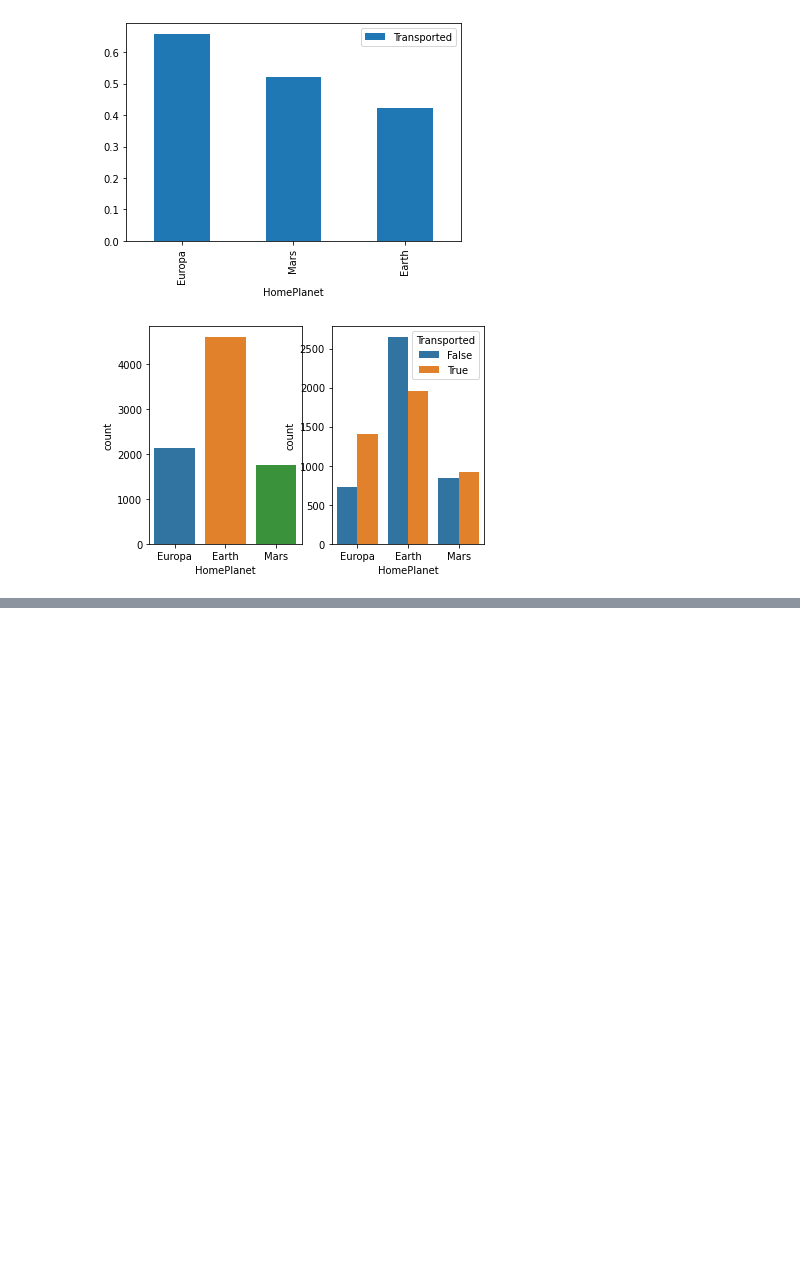
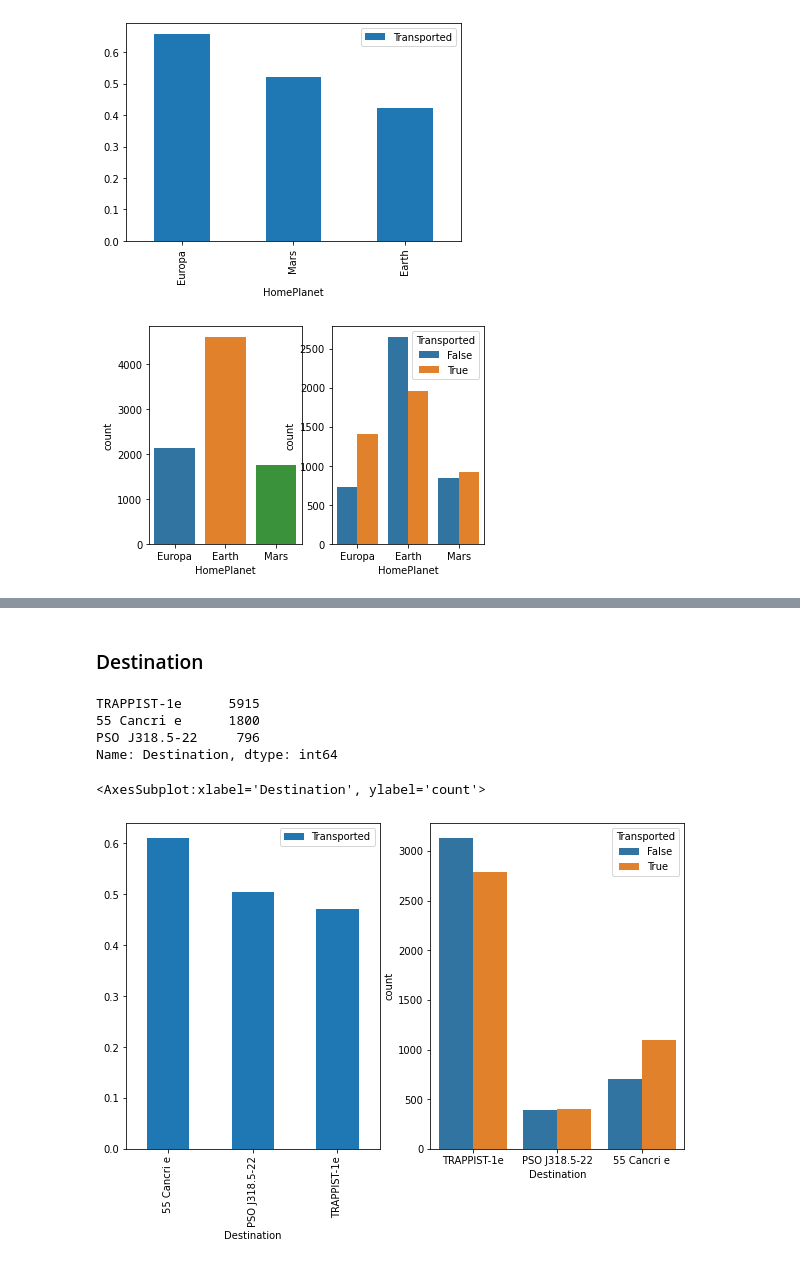
Before and after one commit to sinjy1203/kaggle_MyNotebook, a Jupyter notebook: spaceshiptitanic-binaryclassification-1.ipynb, the cells around one changed output, grey strips where cells are left out. Drawn from its saved outputs; the diff is of its cells as text; code cells hidden in the pictures; blank space fills up the shorter version.

```diff
--- a/spaceshiptitanic-binaryclassification-1.ipynb
+++ b/spaceshiptitanic-binaryclassification-1.ipynb
@@ -217,0 +307,16 @@ plt.show()
+# %% [markdown]
+### Destination
+# %%
+train['Destination'].value_counts()
+# %% [output]
+TRAPPIST-1e      5915
+55 Cancri e      1800
+PSO J318.5-22     796
+Name: Destination, dtype: int64
+# %%
+fig, ax = plt.subplots(1, 2, figsize=(10, 6))
+train[['Destination', 'Transported']].groupby('Destination').mean().plot.bar(ax=ax[0])
+sns.countplot(x='Destination', hue='Transported', data=train, ax=ax[1])
+# %% [output]
+<AxesSubplot:xlabel='Destination', ylabel='count'>
+[figure, added]
```
Also changed, not shown: parts of 37 cells of this notebook.
